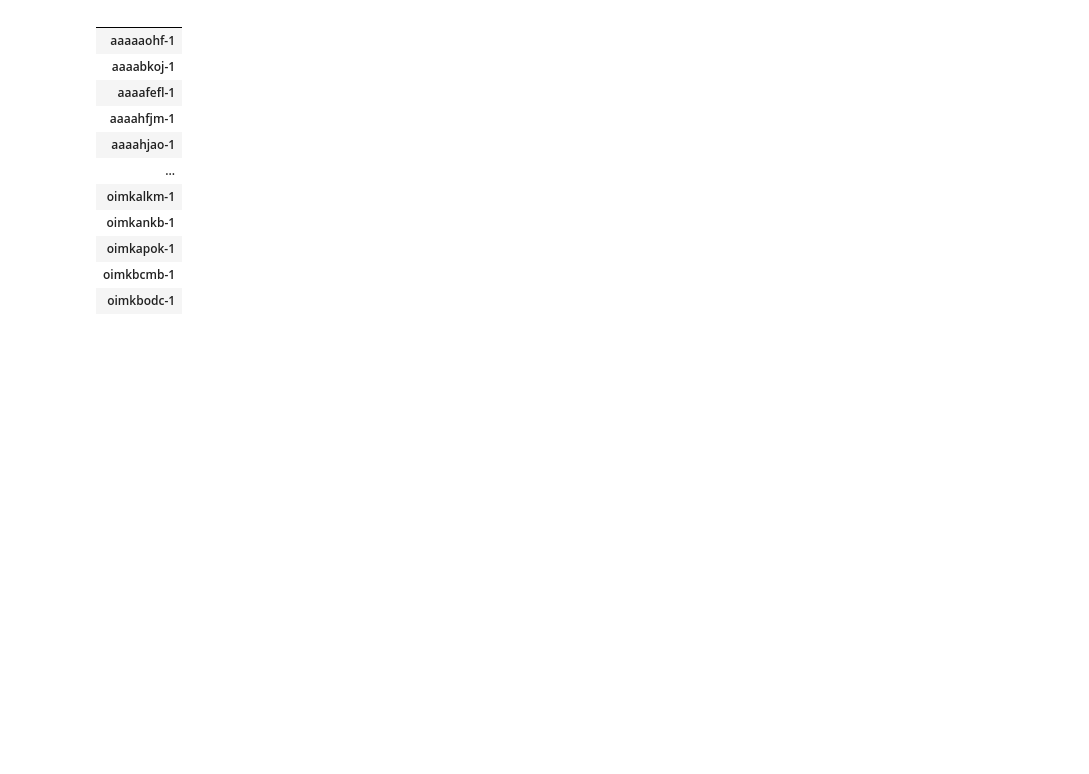
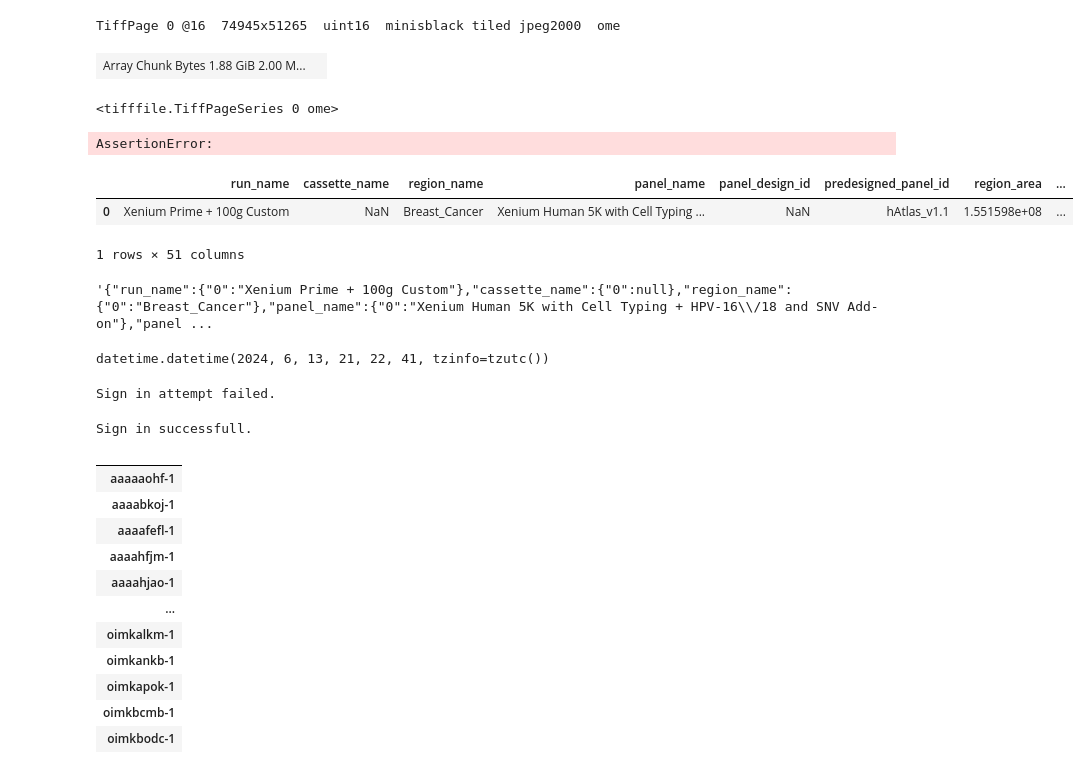
Before and after one commit to estorrs/cosilico-viewer, a Jupyter notebook: notebooks/data_preprocessing/sandbox.ipynb, the cells around one changed output. Drawn from its saved outputs; the diff is of its cells as text; code cells hidden in the pictures; blank space fills up the shorter version.

```diff
--- a/notebooks/data_preprocessing/sandbox.ipynb
+++ b/notebooks/data_preprocessing/sandbox.ipynb
@@ -7,0 +72,18 @@ import cosilico_py.preprocessing.platform_helpers.x10 as x10
+# %%
+for p in tif.pages:
+    print(p)
+# %% [output]
+TiffPage 0 @16  74945x51265  uint16  minisblack tiled jpeg2000  ome
+# %%
+image
+# %% [output]
+| Array Chunk Bytes 1.88 GiB 2.00 M... |  |
+# %%
+s = tif.series[0]
+s
+# %% [output]
+<tifffile.TiffPageSeries 0 ome>
+# %%
+s.aszarr()
+# %% [output]
+AssertionError:
@@ -8,3 +92,29 @@ import cosilico_py.preprocessing.platform_helpers.x10 as x10
+# %%
+df = pd.read_csv('/Users/erikstorrs/Downloads/Xenium_Prime_Breast_Cancer_FFPE_outs/metrics_summary.csv')
+df
+# %% [output]
+|  | run_name | cassette_name | region_name | panel_name | panel_design_id | predesigned_panel_id | region_area | ... |
+| 0 | Xenium Prime + 100g Custom | NaN | Breast_Cancer | Xenium Human 5K with Cell Typing ... | NaN | hAtlas_v1.1 | 1.551598e+08 | ... |
+1 rows × 51 columns
+# %%
+df.to_json()
+# %% [output]
+'{"run_name":{"0":"Xenium Prime + 100g Custom"},"cassette_name":{"0":null},"region_name":{"0":"Breast_Cancer"},"panel_name":{"0":"Xenium Human 5K with Cell Typing + HPV-16\\/18 and SNV Add-on"},"panel ...
+# %%
+from dateutil import parser
+
+dt = parser.isoparse("2024-06-13T21:22:41Z")
+dt
+# %% [output]
+datetime.datetime(2024, 6, 13, 21, 22, 41, tzinfo=tzutc())
+# %%
+print('[bold red]Sign in attempt failed.[/bold red]')
+# %% [output]
+Sign in attempt failed.
+# %%
+print('[green]Sign in successfull.[/green]')
+# %% [output]
+Sign in successfull.
 # %%
 adata = x10.read_10x_h5('/Users/erikstorrs/Downloads/Xenium_Prime_Breast_Cancer_FFPE_outs/cell_feature_matrix.h5')
 adata.obs
```
Also changed, not shown: parts of 8 cells of this notebook, 9 other files.
